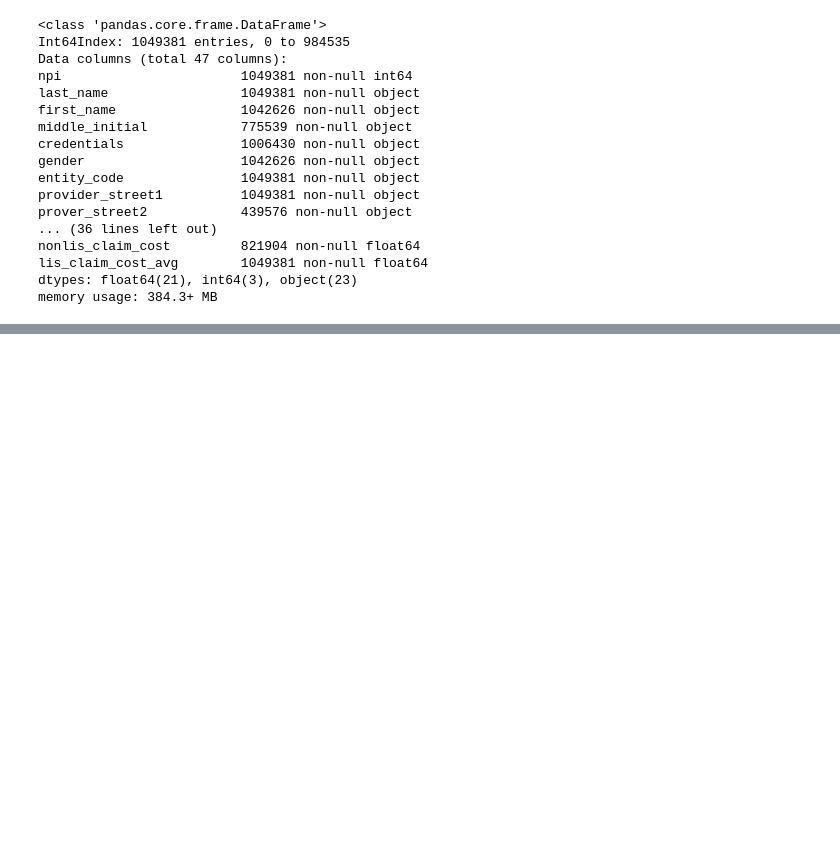
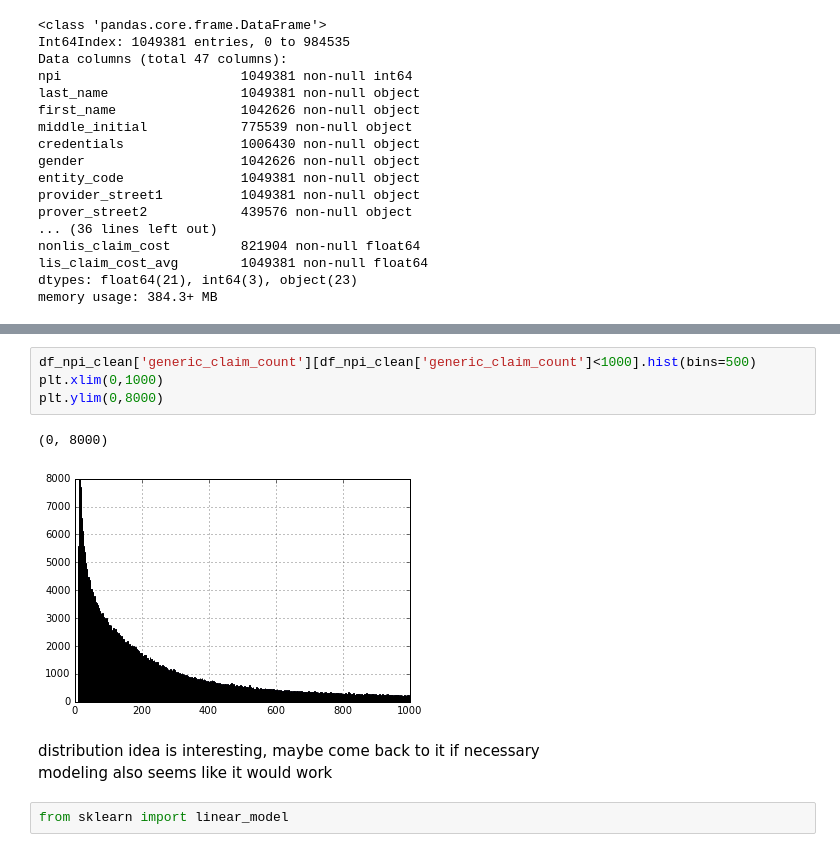
Before and after one commit to aurel1212/medicare-project, a Jupyter notebook: script/npi_13_EDA.ipynb, the cells around one changed output, grey strips where cells are left out. Cells and saved outputs as stored; diff of their text form; blank space fills up the shorter version.

```diff
--- a/script/npi_13_EDA.ipynb
+++ b/script/npi_13_EDA.ipynb
@@ -459,0 +568,12 @@ memory usage: 384.3+ MB
+# %%
+df_npi_clean['generic_claim_count'][df_npi_clean['generic_claim_count']<1000].hist(bins=500)
+plt.xlim(0,1000)
+plt.ylim(0,8000)
+# %% [output]
+(0, 8000)
+[figure, added]
+# %% [markdown]
+distribution idea is interesting, maybe come back to it if necessary
+modeling also seems like it would work
+# %%
+from sklearn import linear_model
```
Also changed, not shown: parts of 17 cells of this notebook.
